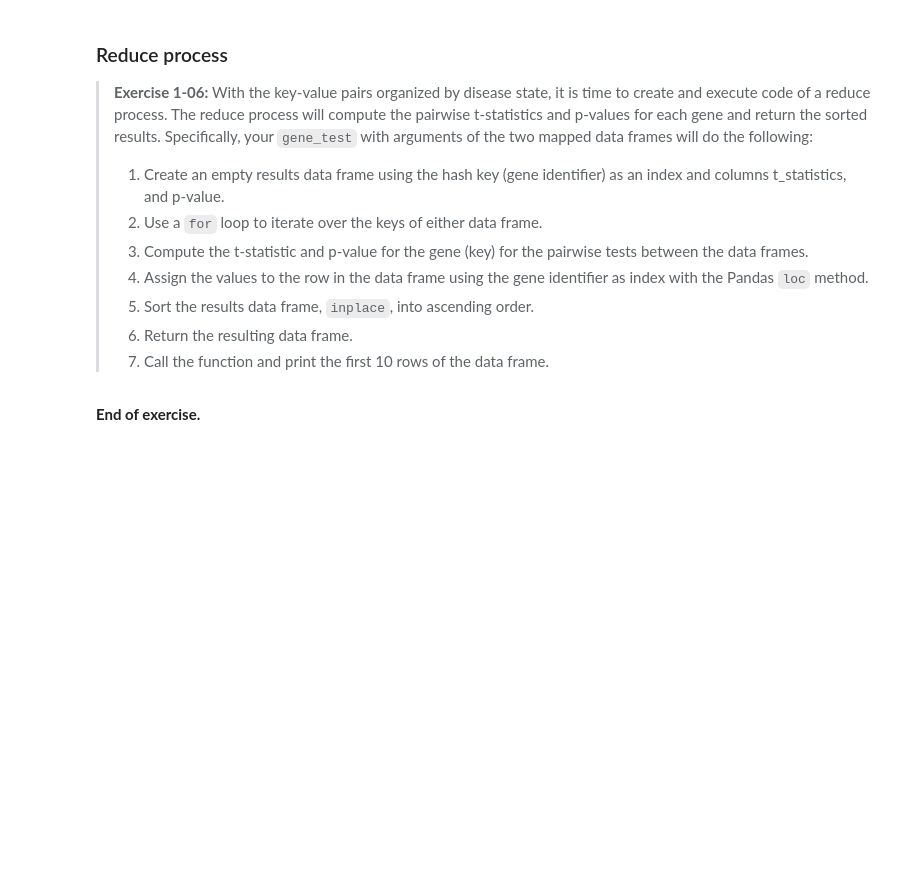
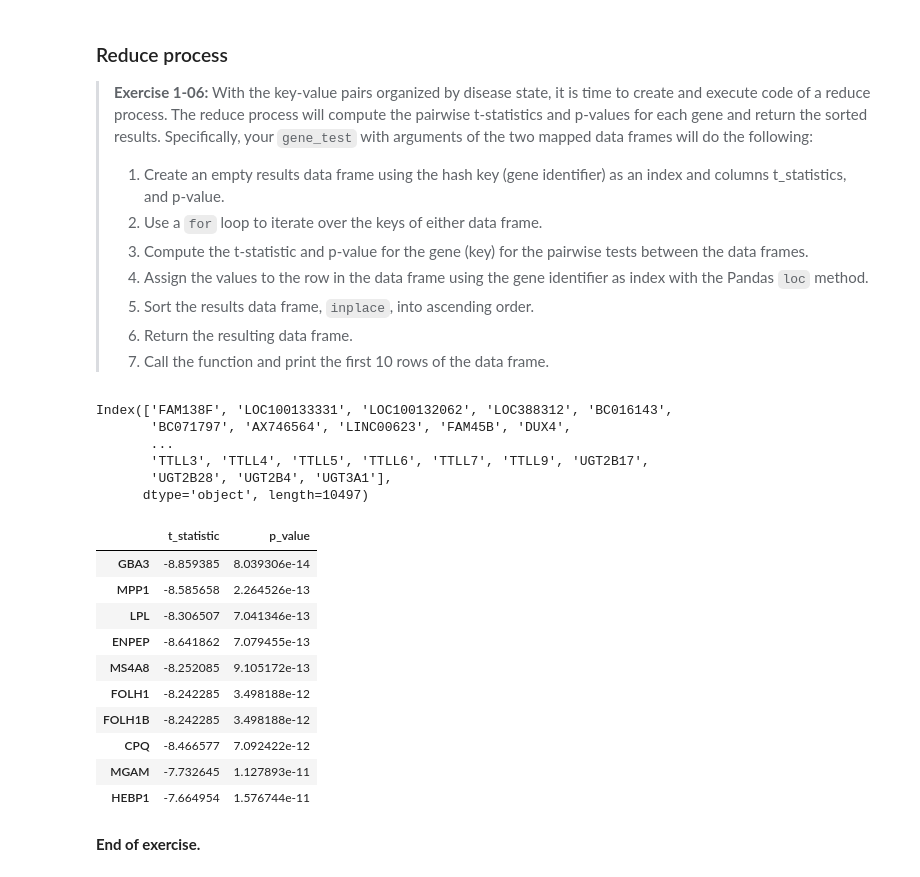
Before and after one commit to tenevian/Harvard-SSP-Data-Mining, a Jupyter notebook: notebooks/01_PitfallsInDataMining.ipynb, the cells around one changed output. Drawn from its saved outputs; the diff is of its cells as text; code cells hidden in the pictures; blank space fills up the shorter version.

```diff
--- a/notebooks/01_PitfallsInDataMining.ipynb
+++ b/notebooks/01_PitfallsInDataMining.ipynb
@@ -342,3 +433,15 @@ ulcerative, crohns = map_gene(gene_data)
+# %%
+def map_gene(gene_data):
+    ## Your code goes below
+    ulcerative_mask = gene_data['Disease State'] == 'Ulcerative Colitis (UC)'
+    crohns_mask = gene_data['Disease State'] == "Crohn's Disease (CD)"
+
+    ulcerative = gene_data[ulcerative_mask].drop(columns=['Disease State']).transpose()
+    crohns = gene_data[crohns_mask].drop(columns=['Disease State']).transpose()
+
+    return ulcerative, crohns
+
+ulcerative, crohns = map_gene(gene_data)
 # %% [markdown]
 > 3. Execute the code in the two cells below to display the heads of these data frames and examine the results.
 # %%
@@ -356,16 +473,43 @@ crohns.head()
 > 5. Sort the results data frame, `inplace`, into ascending order.
 > 6. Return the resulting data frame.
 > 7. Call the function and print the first 10 rows of the data frame.
+# %%
+ulcerative.index
+# %% [output]
+Index(['FAM138F', 'LOC100133331', 'LOC100132062', 'LOC388312', 'BC016143',
+       'BC071797', 'AX746564', 'LINC00623', 'FAM45B', 'DUX4',
+       ...
+       'TTLL3', 'TTLL4', 'TTLL5', 'TTLL6', 'TTLL7', 'TTLL9', 'UGT2B17',
+       'UGT2B28', 'UGT2B4', 'UGT3A1'],
+      dtype='object', length=10497)
 # %%
 def gene_test(ulcerative, crohns):
-    test_results = test_results = pd.DataFrame(index = ulcerative.index, columns=['t_statistic','p_value'])
+    test_results = test_results = pd.DataFrame(index = ulcerative.index, columns=['t_statistic','p_value'], dtype=float)
     ## Put your code below.
 
+    for gene in ulcerative.index:
+        t_stat, p_val = ttest_ind(ulcerative.loc[gene].values, crohns.loc[gene].values, equal_var=False)
+        test_results.loc[gene, 't_statistic'] = t_stat
+        test_results.loc[gene, 'p_value'] = p_val
+
+    test_results.sort_values('p_value', inplace=True)
 
     return test_results
 
 gene_statistics = gene_test(ulcerative, crohns)
 gene_statistics.head(10)
+# %% [output]
+|  | t_statistic | p_value |
+| GBA3 | -8.859385 | 8.039306e-14 |
+| MPP1 | -8.585658 | 2.264526e-13 |
+| LPL | -8.306507 | 7.041346e-13 |
+| ENPEP | -8.641862 | 7.079455e-13 |
+| MS4A8 | -8.252085 | 9.105172e-13 |
+| FOLH1 | -8.242285 | 3.498188e-12 |
+| FOLH1B | -8.242285 | 3.498188e-12 |
+| CPQ | -8.466577 | 7.092422e-12 |
+| MGAM | -7.732645 | 1.127893e-11 |
+| HEBP1 | -7.664954 | 1.576744e-11 |
 # %% [markdown]
 **End of exercise.**
 # %% [markdown]
```
Also changed, not shown: parts of 43 cells of this notebook, 1 other file.
